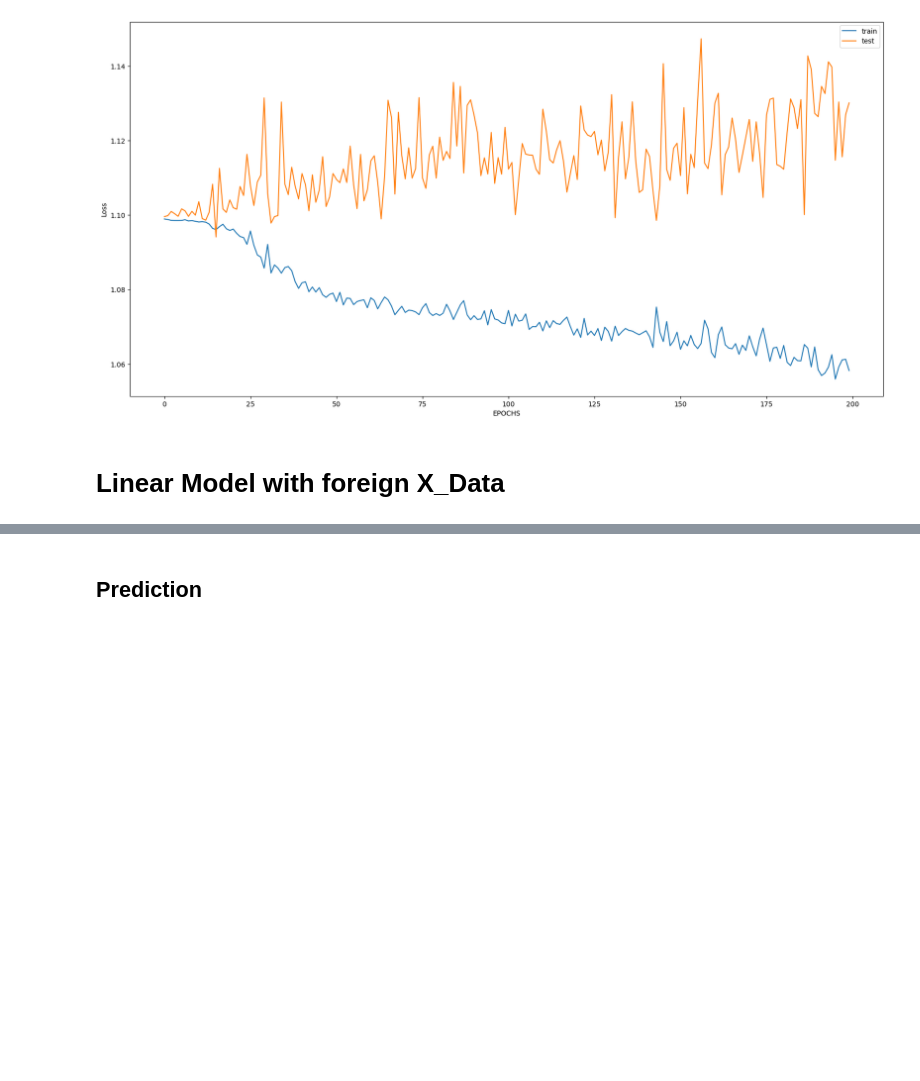
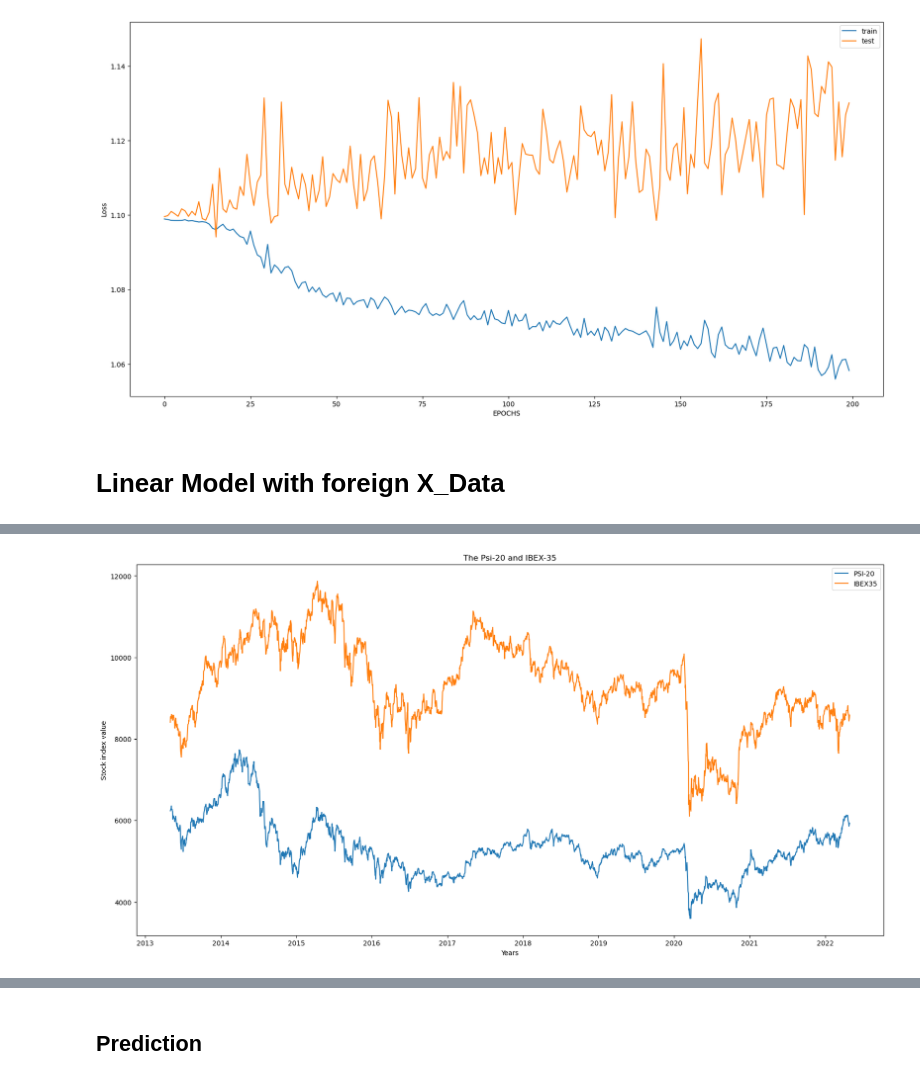
Before and after one commit to zohanny/LSTM-Euronext, a Jupyter notebook: EURONEXT LISBON - Forecasting with LSTM.ipynb, the cells around one changed output, grey strips where cells are left out. Saved outputs shown, nothing was run; the diff lists cells and outputs as text; code cells hidden in the pictures; blank space fills up the shorter version.

```diff
--- a/EURONEXT LISBON - Forecasting with LSTM.ipynb
+++ b/EURONEXT LISBON - Forecasting with LSTM.ipynb
@@ -567,6 +567,12 @@ from datetime import date, timedelta
 # Load DFs
 dfspain = load_dfspain();
 df = load_df_portugal()
+
+# Truncate Data for different period analysis
+end_date='2022-05-01 00:00:00+00:00'
+df=df.truncate(after=pd.Timestamp(end_date))
+dfspain=dfspain.truncate(after=pd.Timestamp(end_date))
+
 
 #Correct Index so both tables have simple date format as index
 dfspain.index = pd.to_datetime(dfspain.index, utc=True).date + timedelta(days=1)
@@ -585,2 +619,12 @@ dfspain
+# %%
+plt.plot(df['Close'], label='PSI-20')
+plt.plot(dfspain['Close'], label='IBEX35')
+plt.xlabel("Years")
+plt.ylabel("Stock index value")
+plt.title("The Psi-20 and IBEX-35")
+plt.legend()
+plt.show()
+# %% [output]
+[figure, added]
 # %%
 # Cleans unwanted columns leaving only index and close value
```
Also changed, not shown: parts of 32 cells of this notebook.
